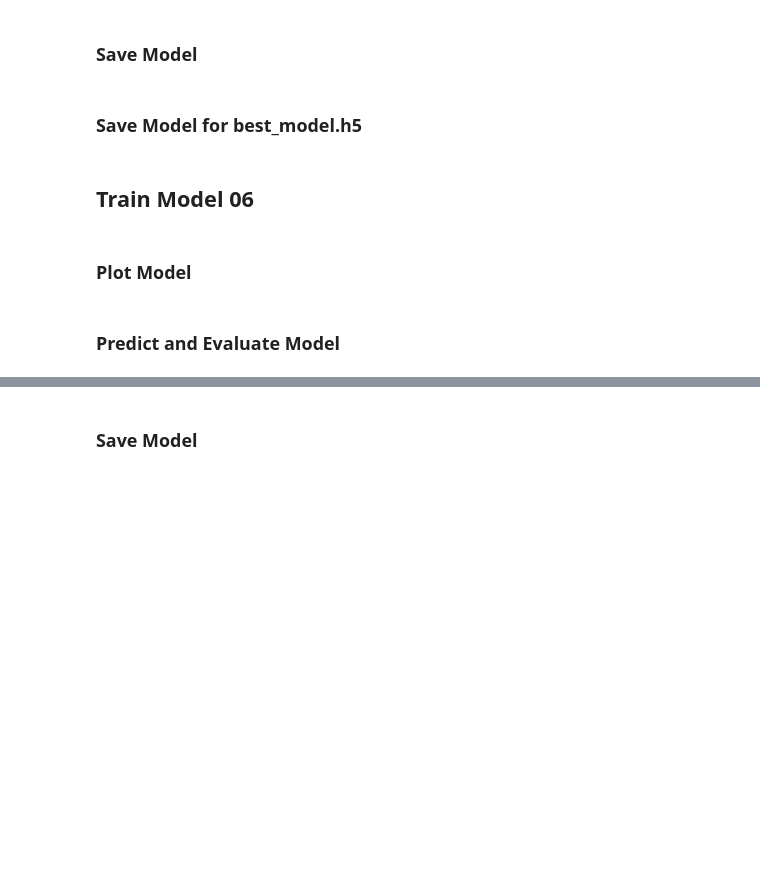
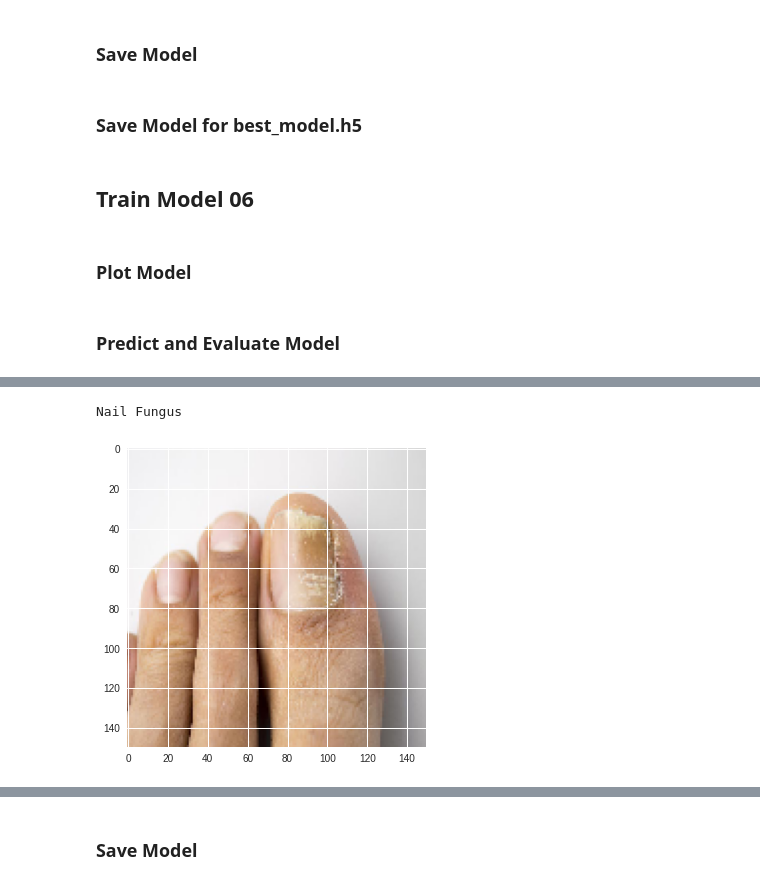
Before and after one commit to DocBot-Bangkit-2021/DocBot-MachineLearningModels, a Jupyter notebook: Disease/Disease_Baseline_Model_02.ipynb, the cells around one changed output, grey strips where cells are left out. Drawn from its saved outputs; the diff is of its cells as text; code cells hidden in the pictures; blank space fills up the shorter version.

```diff
--- a/Disease/Disease_Baseline_Model_02.ipynb
+++ b/Disease/Disease_Baseline_Model_02.ipynb
@@ -1366,7 +1330,7 @@ mc = ModelCheckpoint('best_model_2_v5.h5', monitor='val_accuracy', mode='max', v
 history = model.fit(
     train_generator,
     steps_per_epoch = train_generator.samples // batch_size,
-    epochs = 50,
+    epochs = 100,
     validation_data = validation_generator,
     validation_steps = validation_generator.samples // batch_size,
     verbose = 1,
@@ -1579,7 +1539,7 @@ x = tf.keras.layers.Flatten()(last_output)
 x = tf.keras.layers.Dense(1024, activation='relu')(x)
 x = tf.keras.layers.Dropout(0.2)(x)
 # Add a final sigmoid layer for classification
-x = tf.keras.layers.Dense(6, activation='softmax')(x)
+x = tf.keras.layers.Dense(4, activation='softmax')(x)
 
 model = tf.keras.Model(pre_trained_model.input, x)
 # %%
@@ -1590,7 +1550,7 @@ NUM_LAYERS = 10 #@param {type:"slider", min:1, max:50, step:1}
 do_fine_tuning = True #@param {type:"boolean"}
 
 if do_fine_tuning:
-    optimizer = tf.keras.optimizers.SGD(lr=0.002, momentum=0.9)
+    optimizer = tf.keras.optimizers.SGD(lr=0.002, momentum=0.99)
 
     for layer in model.layers[-NUM_LAYERS:]:
         layer.trainable = True
@@ -1627,7 +1587,7 @@ mc = ModelCheckpoint('best_model_2_v6.h5', monitor='val_accuracy', mode='max', v
 history = model.fit(
     train_generator,
     steps_per_epoch = train_generator.samples // batch_size,
-    epochs = 50,
+    epochs = 100,
     validation_data = validation_generator,
     validation_steps = validation_generator.samples // batch_size,
     verbose = 1,
@@ -1708,14 +1668,11 @@ for path in uploaded.keys():
   predicted_class_indices=np.argmax(classes) # use to check prediction that have higher probabilities
 
 if predicted_class_indices == 0:
-    print('Apple')
+    print('Cataracts')
 elif predicted_class_indices == 1:
-  print('Banana')
+  print('Conjunctivitis')
 elif predicted_class_indices == 2:
-  print('Broccoli')
-elif predicted_class_indices == 3:
-  print('Carrot')
-elif predicted_class_indices == 4:
-  print('Orange')
+  print('Melanoma')
 else:
-  print('Tomato')
+  print('Nail Fungus')
+# %% [output]
@@ -1722,2 +1683,4 @@ else:
+Nail Fungus
+[figure, added]
 # %%
 classes
```
Also changed, not shown: parts of 105 cells of this notebook.
